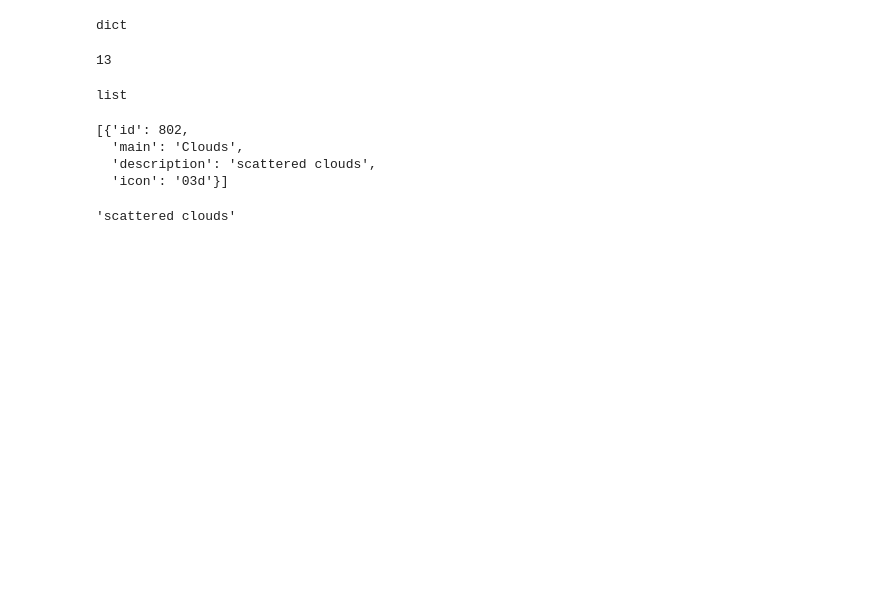
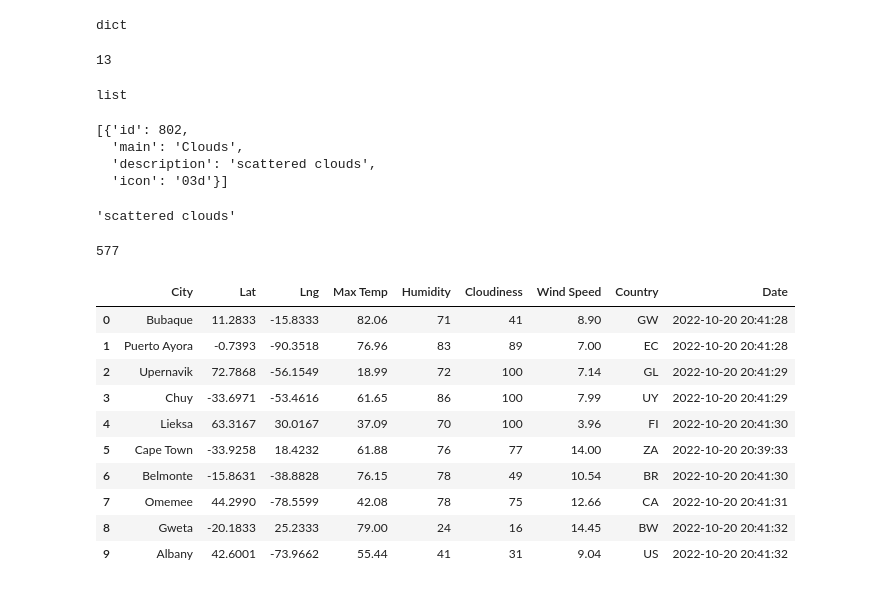
Before and after one commit to marcomireles123/World-Weather-Analysis, a Jupyter notebook: WeatherPy.ipynb, the cells around one changed output. Saved outputs shown, nothing was run; the diff lists cells and outputs as text; code cells hidden in the pictures; blank space fills up the shorter version.

Commit message:
added city data to a .csv

```diff
--- a/WeatherPy.ipynb
+++ b/WeatherPy.ipynb
@@ -216,3 +216,24 @@ city_weather["weather"]
 city_weather["weather"][0]["description"]
 # %% [output]
 'scattered clouds'
+# %%
+len(city_data)
+# %% [output]
+577
+# %%
+# Convert the array of dictionaries to a Pandas DataFrame.
+
+city_data_df = pd.DataFrame(city_data)
+city_data_df.head(10)
+# %% [output]
+|  | City | Lat | Lng | Max Temp | Humidity | Cloudiness | Wind Speed | Country | Date |
+| 0 | Bubaque | 11.2833 | -15.8333 | 82.06 | 71 | 41 | 8.90 | GW | 2022-10-20 20:41:28 |
+| 1 | Puerto Ayora | -0.7393 | -90.3518 | 76.96 | 83 | 89 | 7.00 | EC | 2022-10-20 20:41:28 |
+| 2 | Upernavik | 72.7868 | -56.1549 | 18.99 | 72 | 100 | 7.14 | GL | 2022-10-20 20:41:29 |
+| 3 | Chuy | -33.6971 | -53.4616 | 61.65 | 86 | 100 | 7.99 | UY | 2022-10-20 20:41:29 |
+| 4 | Lieksa | 63.3167 | 30.0167 | 37.09 | 70 | 100 | 3.96 | FI | 2022-10-20 20:41:30 |
+| 5 | Cape Town | -33.9258 | 18.4232 | 61.88 | 76 | 77 | 14.00 | ZA | 2022-10-20 20:39:33 |
+| 6 | Belmonte | -15.8631 | -38.8828 | 76.15 | 78 | 49 | 10.54 | BR | 2022-10-20 20:41:30 |
+| 7 | Omemee | 44.2990 | -78.5599 | 42.08 | 78 | 75 | 12.66 | CA | 2022-10-20 20:41:31 |
+| 8 | Gweta | -20.1833 | 25.2333 | 79.00 | 24 | 16 | 14.45 | BW | 2022-10-20 20:41:32 |
+| 9 | Albany | 42.6001 | -73.9662 | 55.44 | 41 | 31 | 9.04 | US | 2022-10-20 20:41:32 |
```
Also changed, not shown: parts of 2 cells of this notebook, 1 other file.
